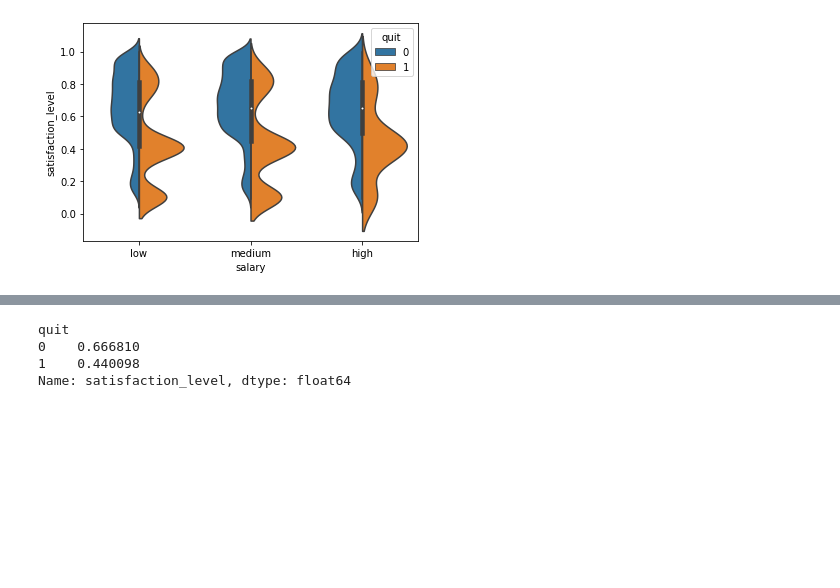
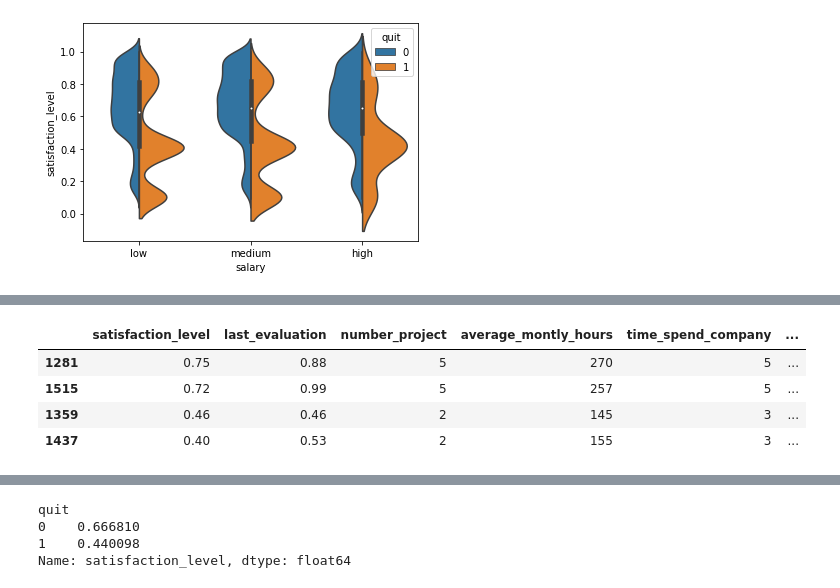
Before and after one commit to felipesveiga/Employee-Turnover, a Jupyter notebook: turnover.ipynb, the cells around one changed output, grey strips where cells are left out. Saved outputs shown, nothing was run; the diff lists cells and outputs as text; code cells hidden in the pictures; blank space fills up the shorter version.

```diff
--- a/turnover.ipynb
+++ b/turnover.ipynb
@@ -162,0 +181,9 @@ sns.heatmap(satisfact1, cmap='Blues', annot=True)
+# %%
+# PAREI AQUI! SERÁ QUE VALE MANTER ESSES POSSÍVEIS OUTLIERS EM SATISFAÇÃO?
+only_1[(only_1['department']=='IT') & (only_1['salary']=='high')]#.mean()
+# %% [output]
+|  | satisfaction_level | last_evaluation | number_project | average_montly_hours | time_spend_company | ... |
+| 1281 | 0.75 | 0.88 | 5 | 270 | 5 | ... |
+| 1515 | 0.72 | 0.99 | 5 | 257 | 5 | ... |
+| 1359 | 0.46 | 0.46 | 2 | 145 | 3 | ... |
+| 1437 | 0.40 | 0.53 | 2 | 155 | 3 | ... |
```
Also changed, not shown: parts of 12 cells of this notebook.
